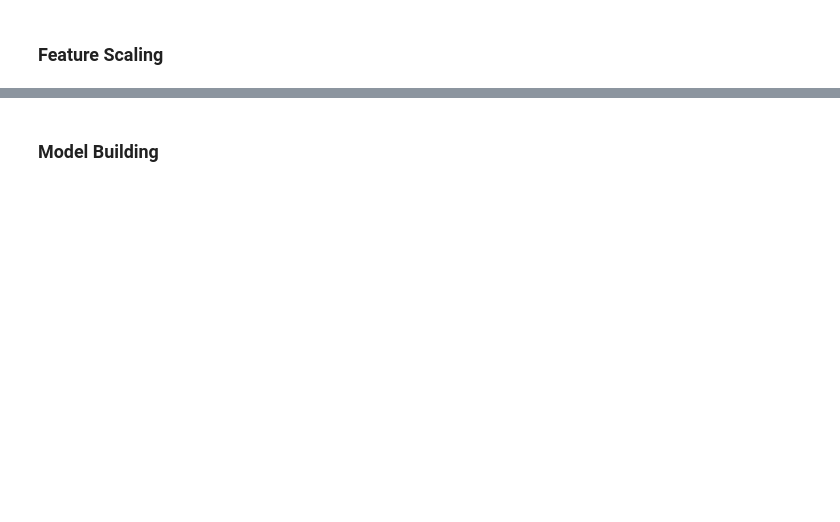
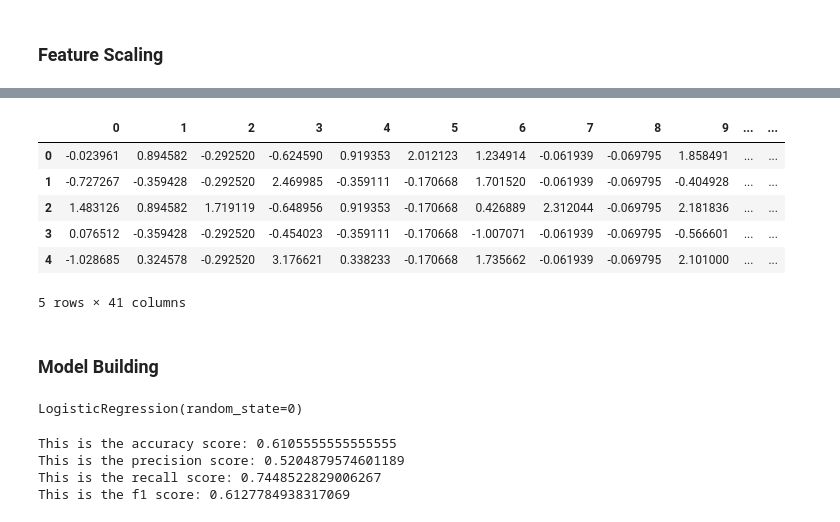
Before and after one commit to dsteven12/minimizing_churn_rate, a Jupyter notebook: churn_notebook.ipynb, the cells around one changed output, grey strips where cells are left out. Saved outputs shown, nothing was run; the diff lists cells and outputs as text; code cells hidden in the pictures; blank space fills up the shorter version.

Commit message:
Build & Evaluated Logistic Regression Model

```diff
--- a/churn_notebook.ipynb
+++ b/churn_notebook.ipynb
@@ -439,5 +519,19 @@ X_test = X_test2
+# %%
+X_test.head()
+# %% [output]
+|  | 0 | 1 | 2 | 3 | 4 | 5 | 6 | 7 | 8 | 9 | ... | ... |
+| 0 | -0.023961 | 0.894582 | -0.292520 | -0.624590 | 0.919353 | 2.012123 | 1.234914 | -0.061939 | -0.069795 | 1.858491 | ... | ... |
+| 1 | -0.727267 | -0.359428 | -0.292520 | 2.469985 | -0.359111 | -0.170668 | 1.701520 | -0.061939 | -0.069795 | -0.404928 | ... | ... |
+| 2 | 1.483126 | 0.894582 | 1.719119 | -0.648956 | 0.919353 | -0.170668 | 0.426889 | 2.312044 | -0.069795 | 2.181836 | ... | ... |
+| 3 | 0.076512 | -0.359428 | -0.292520 | -0.454023 | -0.359111 | -0.170668 | -1.007071 | -0.061939 | -0.069795 | -0.566601 | ... | ... |
+| 4 | -1.028685 | 0.324578 | -0.292520 | 3.176621 | 0.338233 | -0.170668 | 1.735662 | -0.061939 | -0.069795 | 2.101000 | ... | ... |
+5 rows × 41 columns
 # %% [markdown]
 ### Model Building
 # %%
+## Fitting Model to the Training Set
 from sklearn.linear_model import LogisticRegression
 classifier = LogisticRegression(random_state = 0)
+classifier.fit(X_train, y_train)
+# %% [output]
+LogisticRegression(random_state=0)
@@ -443,0 +541,13 @@ classifier = LogisticRegression(random_state = 0)
+# %%
+## Evaluating Results
+from sklearn.metrics import confusion_matrix, accuracy_score, f1_score, precision_score, recall_score
+cm = confusion_matrix(y_test, y_pred)
+print(f'This is the accuracy score: {accuracy_score(y_test, y_pred)}')
+print(f'This is the precision score: {precision_score(y_test, y_pred)}')
+print(f'This is the recall score: {recall_score(y_test, y_pred)}')
+print(f'This is the f1 score: {f1_score(y_test, y_pred)}')
+# %% [output]
+This is the accuracy score: 0.6105555555555555
+This is the precision score: 0.5204879574601189
+This is the recall score: 0.7448522829006267
+This is the f1 score: 0.6127784938317069
```
Also changed, not shown: parts of 8 cells of this notebook.
